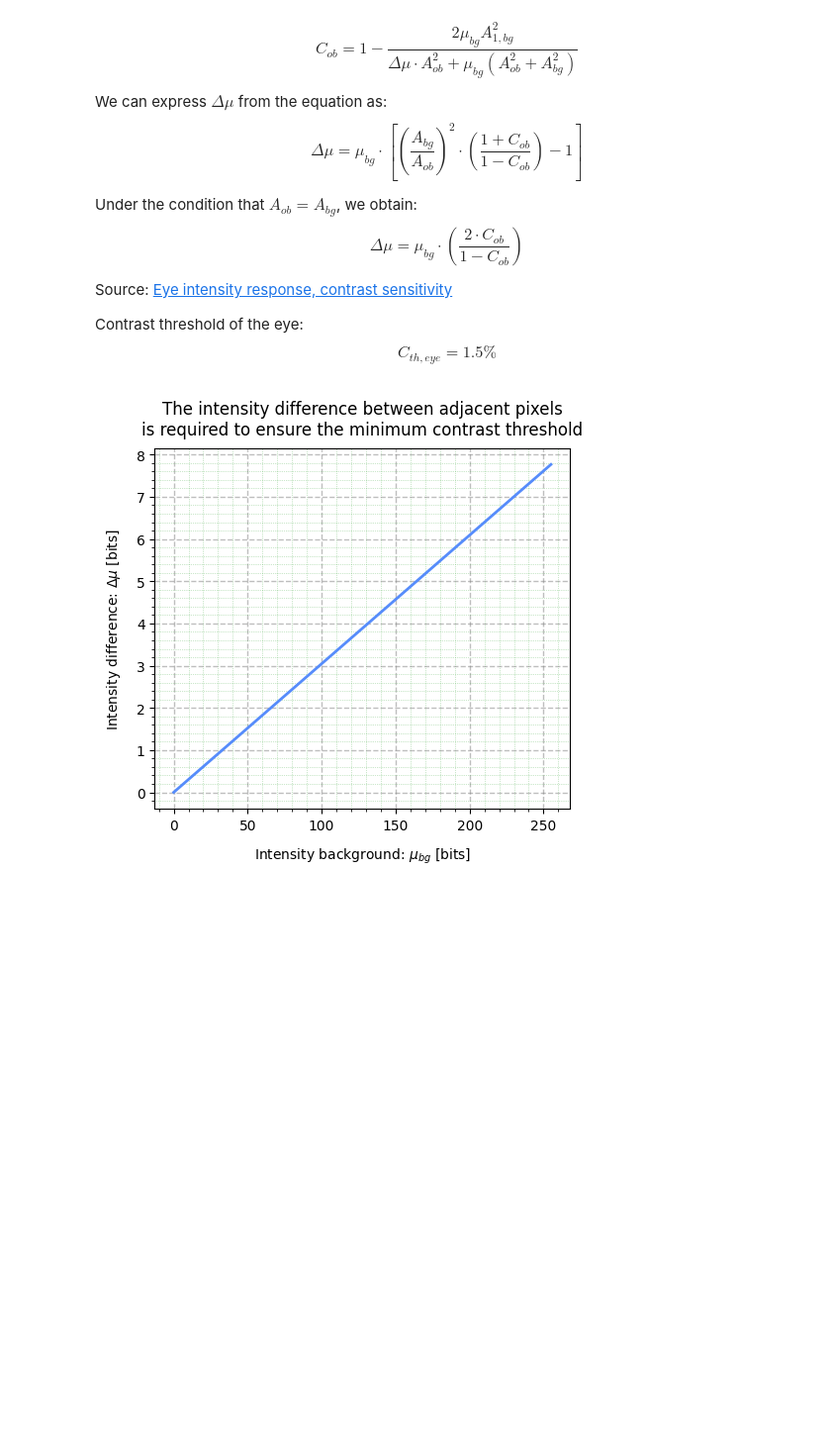
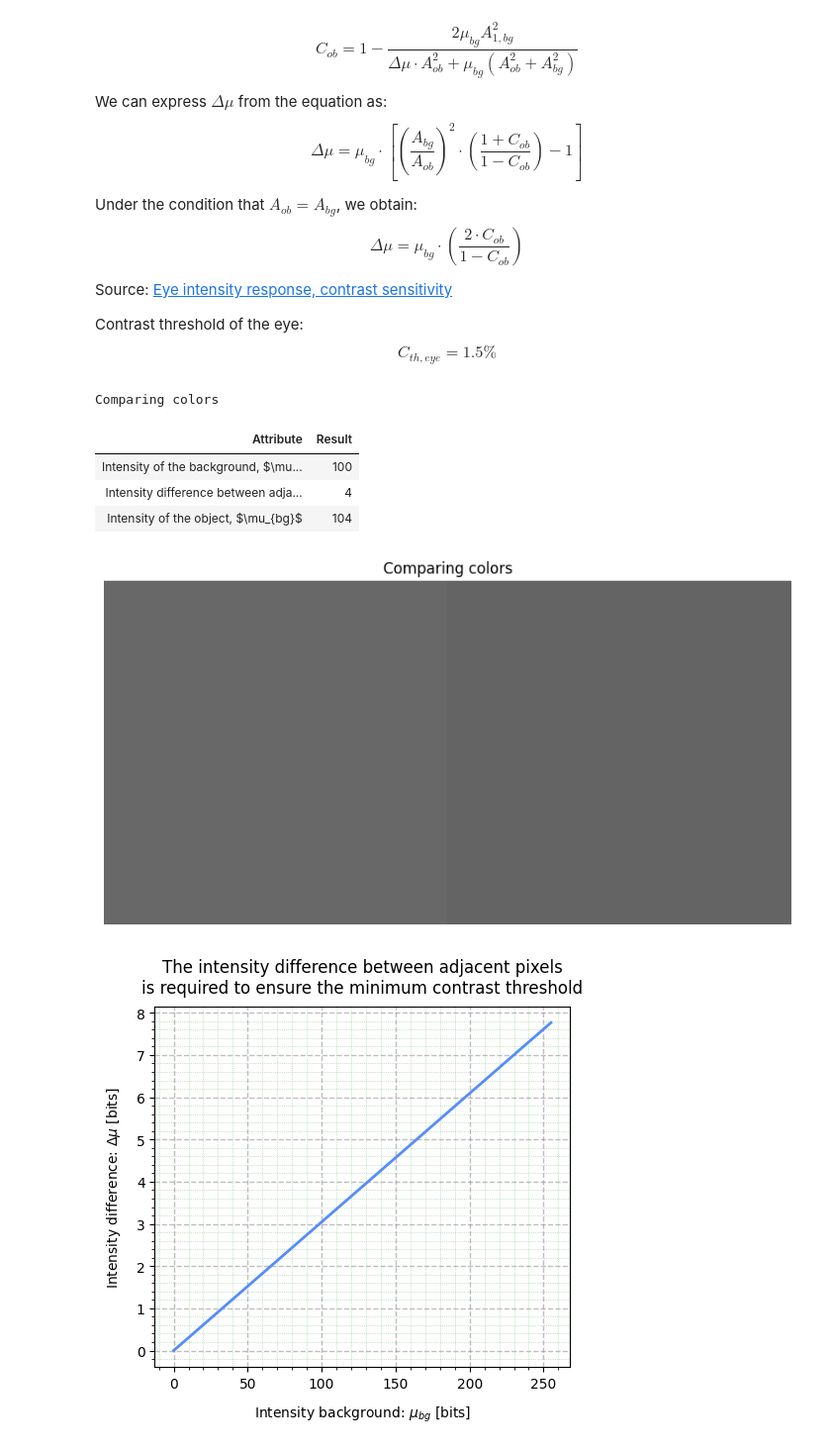
Before and after one commit to BogdanPinchuk/ComputerVision-PBY_HW2, a Jupyter notebook: Investigation.ipynb, the cells around one changed output. Shown at 99% size. Saved outputs shown, nothing was run; the diff lists cells and outputs as text; code cells hidden in the pictures; blank space fills up the shorter version.

```diff
--- a/Investigation.ipynb
+++ b/Investigation.ipynb
@@ -116,7 +133,7 @@ import numpy as np
 
 A_ob = 1
 A_bg = 1 * A_ob
-C_ob = 1.5 / 100
+C_th = 1.5 / 100
 max_bit = 255
 mu_min = 0
 mu_max = 255
@@ -124,7 +141,47 @@ n_points = 256
 
 mu_bg = np.linspace(mu_min, mu_max, n_points)
 
-delta_mu = mu_bg * ((A_bg / A_ob) ** 2) * ((1 + C_ob) / (1 - C_ob) - 1)
+delta_mu = calc_delta_mu_by_contrast(mu_bg, C_th, A_bg, A_ob)
+# %%
+import numpy as np
+import apps.reporter as rpt
+import matplotlib.pyplot as plt
+
+img_height = 100
+img_width_ob = 100 * A_ob
+img_width_bg = 100 * A_bg
+
+mu_bg_test = 100
+delta_mu_test = np.ceil(calc_delta_mu_by_contrast(mu_bg_test, C_th, A_bg, A_ob)).astype(np.uint8)
+mu_ob_test = mu_bg_test + delta_mu_test
+
+mu_bg_test = np.clip(mu_bg_test, mu_min, mu_max)
+mu_ob_test = np.clip(mu_ob_test, mu_min, mu_max)
+
+img_ob = np.full((img_height, img_width_ob, 3), mu_ob_test, dtype=np.uint8)
+img_bg = np.full((img_height, img_width_bg, 3), mu_bg_test, dtype=np.uint8)
+final_img = np.hstack([img_ob, img_bg])
+
+rp = rpt.Reporter()
+rp.add_item(f"Intensity of the background, $\\mu_{{bg}}$", str(mu_bg_test))
+rp.add_item(f"Intensity difference between adjacent pixels, $\\Delta \\mu$", str(delta_mu_test))
+rp.add_item(f"Intensity of the object, $\\mu_{{bg}}$", str(mu_ob_test))
+
+rp.print_pd_report("Comparing colors")
+
+_, ax = plt.subplots(figsize=(10, 6))
+
+ax.imshow(final_img)
+ax.axis(False)
+plt.title("Comparing colors")
+plt.show()
+# %% [output]
+Comparing colors
+| Attribute | Result |
+| Intensity of the background, $\mu... | 100 |
+| Intensity difference between adja... | 4 |
+| Intensity of the object, $\mu_{bg}$ | 104 |
+[figure, added]
 # %%
 import matplotlib.pyplot as plt
 
```
Also changed, not shown: parts of 17 cells of this notebook.
